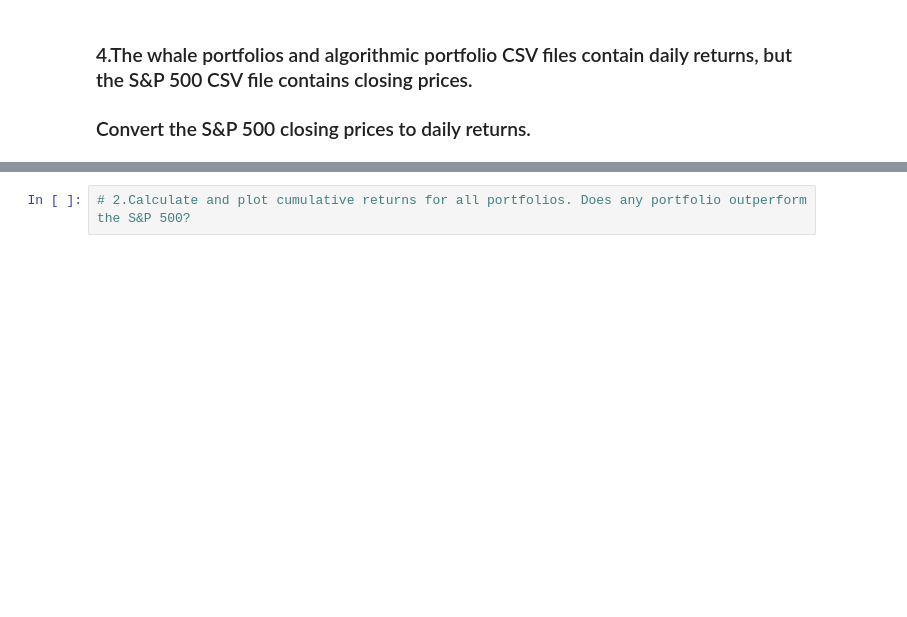
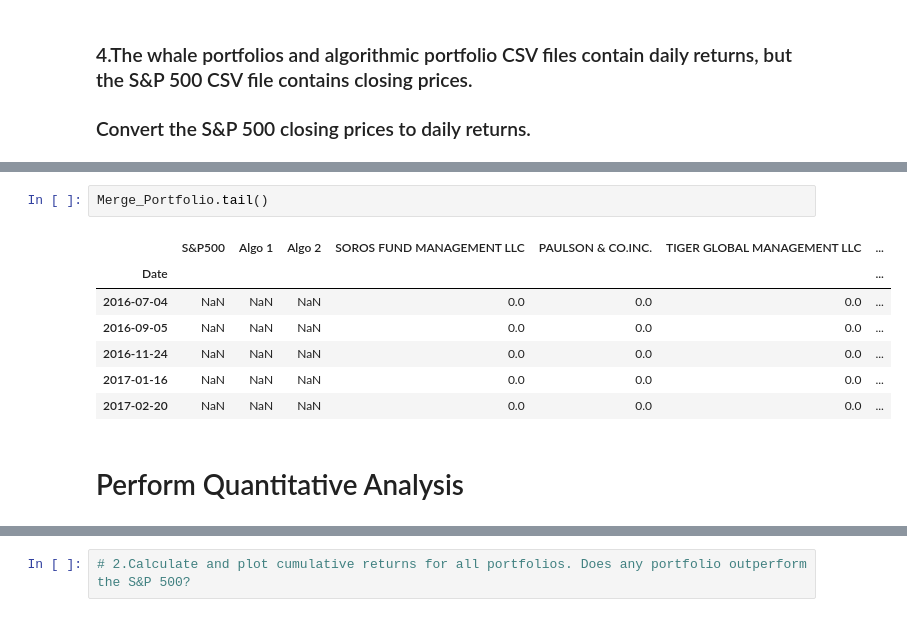
Before and after one commit to JeepCannon/Module4_Challenge, a Jupyter notebook: Mod4_Challenge.ipynb, the cells around one changed output, grey strips where cells are left out. Cells and saved outputs as stored; diff of their text form; blank space fills up the shorter version.

```diff
--- a/Mod4_Challenge.ipynb
+++ b/Mod4_Challenge.ipynb
@@ -51,0 +190,12 @@ pandas.core.frame.DataFrame
+# %%
+Merge_Portfolio.tail()
+# %% [output]
+|  | S&P500 | Algo 1 | Algo 2 | SOROS FUND MANAGEMENT LLC | PAULSON & CO.INC. | TIGER GLOBAL MANAGEMENT LLC | ... |
+| Date |  |  |  |  |  |  | ... |
+| 2016-07-04 | NaN | NaN | NaN | 0.0 | 0.0 | 0.0 | ... |
+| 2016-09-05 | NaN | NaN | NaN | 0.0 | 0.0 | 0.0 | ... |
+| 2016-11-24 | NaN | NaN | NaN | 0.0 | 0.0 | 0.0 | ... |
+| 2017-01-16 | NaN | NaN | NaN | 0.0 | 0.0 | 0.0 | ... |
+| 2017-02-20 | NaN | NaN | NaN | 0.0 | 0.0 | 0.0 | ... |
+# %% [markdown]
+# Perform Quantitative Analysis
```
Also changed, not shown: parts of 23 cells of this notebook.
